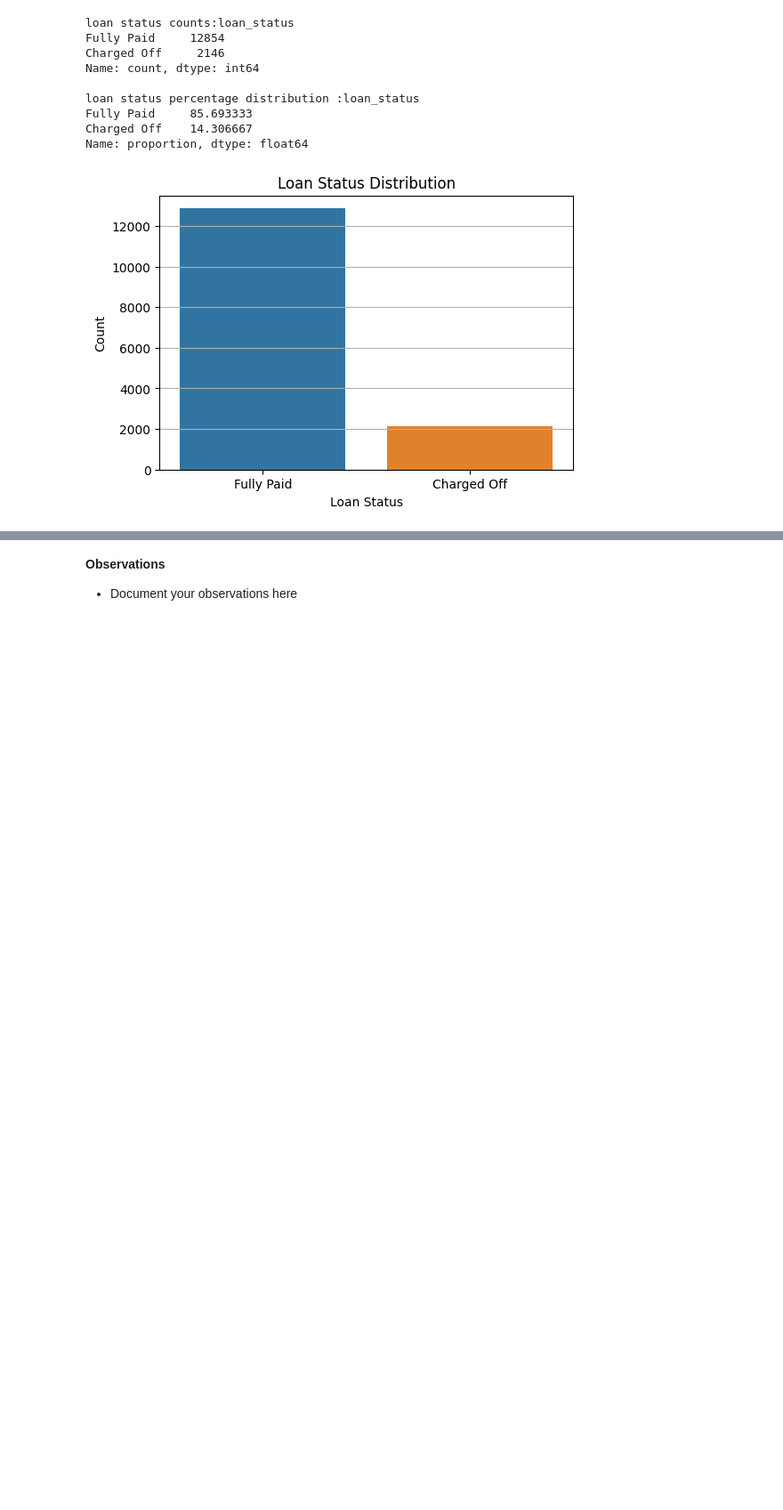
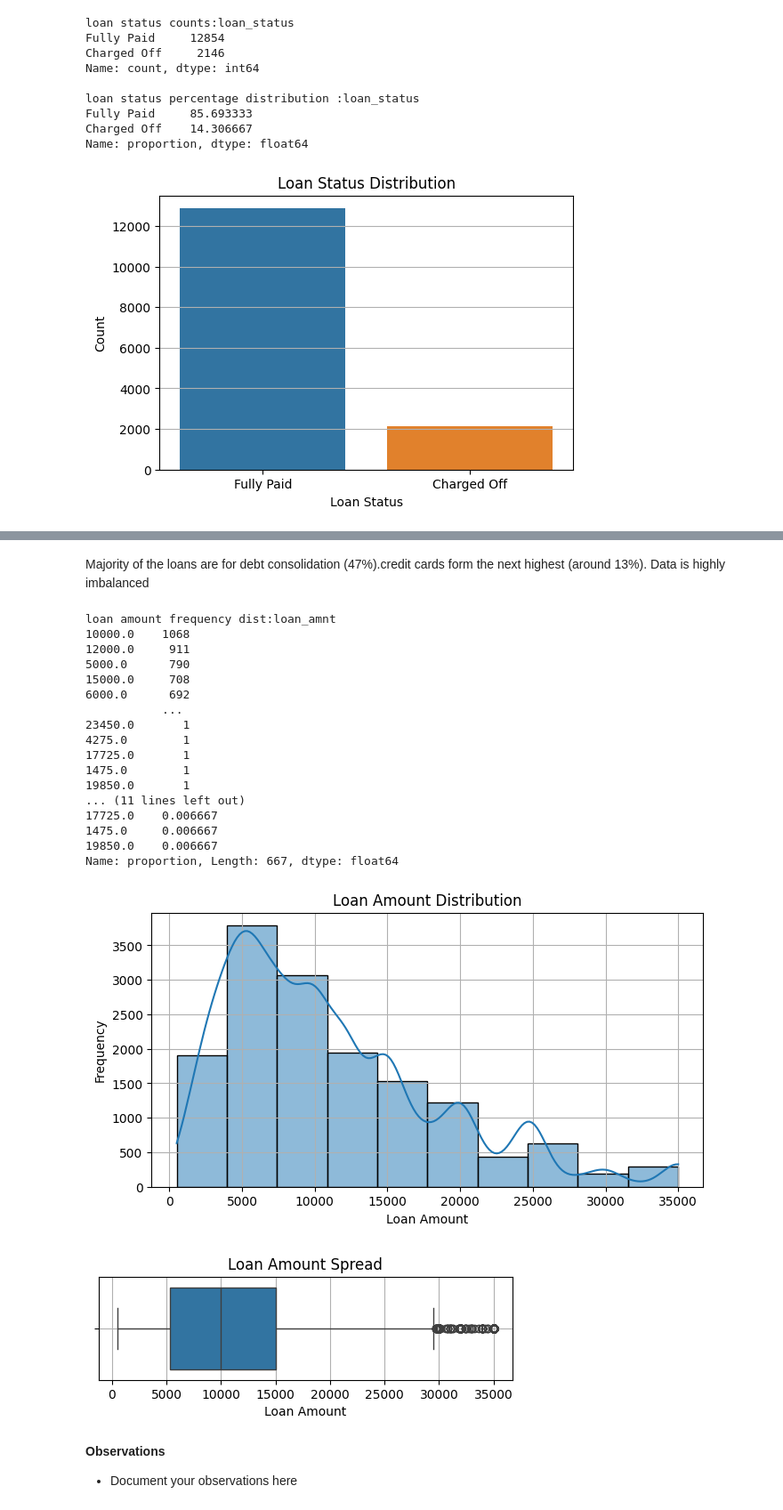
Before and after one commit to mkhallymysore/lending_club, a Jupyter notebook: Starter_Code_Loan_Approval_Lending_Club.ipynb, the cells around one changed output, grey strips where cells are left out. Shown: that part at 89% size. Saved outputs shown, nothing was run; the diff lists cells and outputs as text; code cells hidden in the pictures; blank space fills up the shorter version.

```diff
--- a/Starter_Code_Loan_Approval_Lending_Club.ipynb
+++ b/Starter_Code_Loan_Approval_Lending_Club.ipynb
@@ -463,3 +560,49 @@ Name: proportion, dtype: float64
+# %% [markdown]
+Majority of the loans are for debt consolidation (47%).credit cards form the next highest (around 13%). Data is highly imbalanced
+# %%
+#loan_amnt - frequency counts
+loan_amnt_counts = df_subset['loan_amnt'].value_counts()
+print(f'loan amount frequency dist:{loan_amnt_counts}')
+print ('')
+#loan_status percentage distribution
+loan_amnt_percent = df_subset['loan_amnt'].value_counts(normalize=True) * 100
+print(f'loan amount percentage distribution :{loan_amnt_percent}')
+#create a bar plot
+# Create histogram  for frequency distribution plot of loan_MT
+plt.figure(figsize=(8, 4))
+sns.histplot(data=df_subset, x='loan_amnt', bins=10, kde=True)
+plt.title('Loan Amount Distribution')
+plt.xlabel('Loan Amount')
+plt.ylabel('Frequency')
+plt.grid(True)
+plt.show()
+#Create box plot to detect outliers
+plt.figure(figsize=(6, 1.5))
+sns.boxplot(data=df_subset, x='loan_amnt')
+plt.title('Loan Amount Spread')
+plt.xlabel('Loan Amount')
+plt.grid(True)
+plt.show()
+# %% [output]
+loan amount frequency dist:loan_amnt
+10000.0    1068
+12000.0     911
+5000.0      790
+15000.0     708
+6000.0      692
+           ...
+23450.0       1
+4275.0        1
+17725.0       1
+1475.0        1
+19850.0       1
+... (11 lines left out)
+17725.0    0.006667
+1475.0     0.006667
+19850.0    0.006667
+Name: proportion, Length: 667, dtype: float64
+[figure, added]
+[figure, added]
 # %% [markdown]
 **Observations**
 
```
Also changed, not shown: parts of 17 cells of this notebook.
